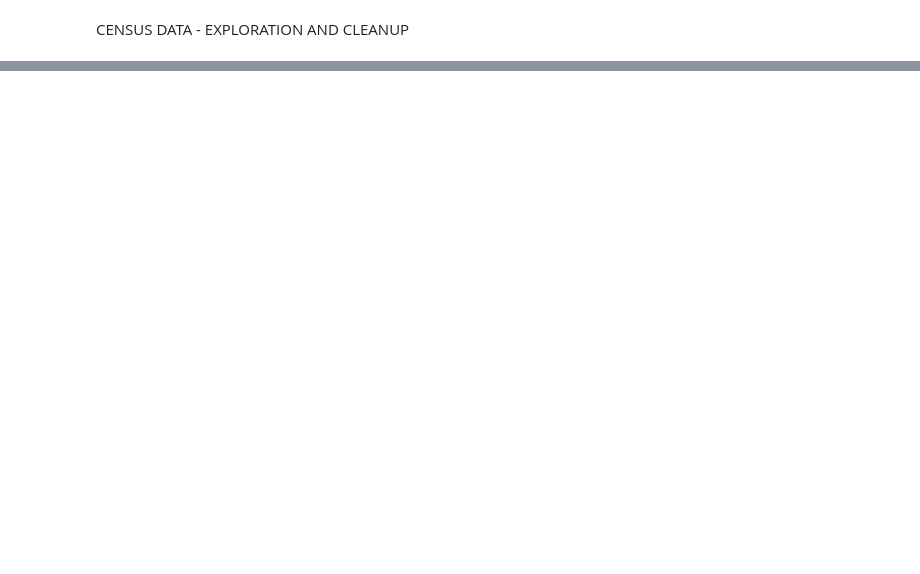
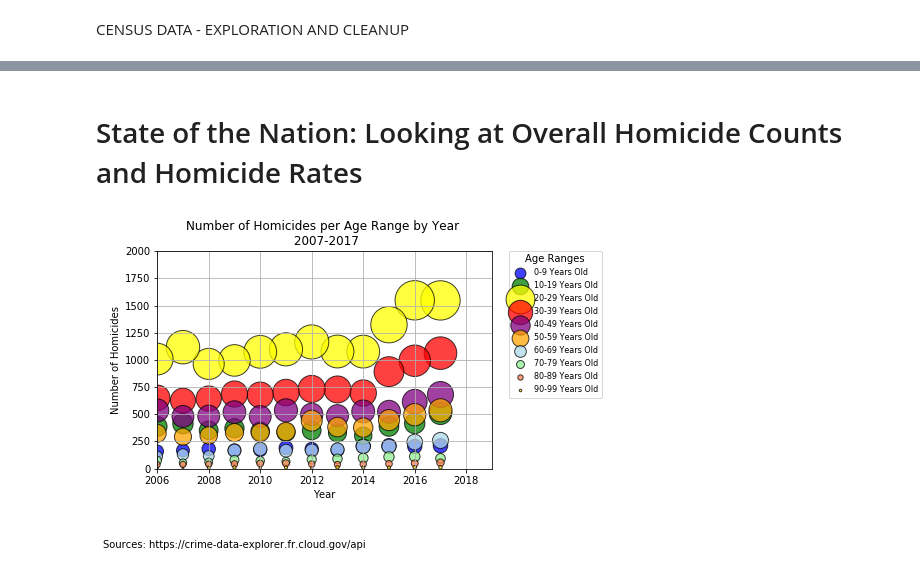
Before and after one commit to stace2775/07-Group_Project_1, a Jupyter notebook: GROUP_2_DATA_EXPLORATION_AND_CLEANUP.ipynb, the cells around one changed output, grey strips where cells are left out. Drawn from its saved outputs; the diff is of its cells as text; code cells hidden in the pictures; blank space fills up the shorter version.

Commit message:
Updating Andrea's information

```diff
--- a/GROUP_2_DATA_EXPLORATION_AND_CLEANUP.ipynb
+++ b/GROUP_2_DATA_EXPLORATION_AND_CLEANUP.ipynb
@@ -766,0 +779,17 @@ ses_mr_2017.head()
+# %% [markdown]
+# State of the Nation:  Looking at Overall Homicide Counts and Homicide Rates
+# %%
+#Data grab from FBI Victim API at https://crime-data-explorer.fr.cloud.gov/api
+
+AM_age_query = "https://api.usa.gov/crime/fbi/sapi/api/data/nibrs/homicide/victim/national/age?api_key="+ am_dg_key
+AM_age_response = requests.get(AM_age_query).json()
+# %%
+#Creating DF by ages/cleaning and formatting data/totalling counts
+AM_age_data = pd.DataFrame(AM_age_response['results'])
+AM_age_data = AM_age_data.sort_values(by='data_year', ascending=False)
+AM_age_data = AM_age_data.reset_index(drop=True)
+AM_age_data["Total"] = (AM_age_data.sum(axis=1)) - AM_age_data['data_year']
+
+#Creating data frame to house total count information
+counts_by_year = AM_age_data[['data_year', 'Total']]
+counts_by_year = counts_by_year.loc[counts_by_year['data_year']>= 2007, :]
@@ -766,0 +810,43 @@ ses_mr_2017.head()
+# %%
+year = AM_age_data['data_year']
+range0 = AM_age_data['range_0_9']
+range1 = AM_age_data['range_10_19']
+range2 = AM_age_data['range_20_29']
+range3 = AM_age_data['range_30_39']
+range4 = AM_age_data['range_40_49']
+range5 = AM_age_data['range_50_59']
+range6 = AM_age_data['range_60_69']
+range7 = AM_age_data['range_70_79']
+range8 = AM_age_data['range_80_89']
+range9 = AM_age_data['range_90_99']
+
+plt.scatter(year, range0, marker="o", facecolors="blue", edgecolors="black", alpha=0.75, label='0-9 Years Old' ,s=range0)
+plt.scatter(year, range1, marker="o", facecolors="green", edgecolors="black", alpha=0.75, label='10-19 Years Old', s=range1)
+plt.scatter(year, range2, marker="o", facecolors="yellow", edgecolors="black", alpha=0.75, label='20-29 Years Old', s=range2)
+plt.scatter(year, range3, marker="o", facecolors="red", edgecolors="black", alpha=0.75, label='30-39 Years Old', s=range3)
+plt.scatter(year, range4, marker="o", facecolors="purple", edgecolors="black", alpha=0.75, label='40-49 Years Old', s=range4)
+plt.scatter(year, range5, marker="o", facecolors="orange", edgecolors="black", alpha=0.75, label='50-59 Years Old', s=range5)
+plt.scatter(year, range6, marker="o", facecolors="lightblue", edgecolors="black", alpha=0.75, label='60-69 Years Old', s=range6)
+plt.scatter(year, range7, marker="o", facecolors="lightgreen", edgecolors="black", alpha=0.75, label='70-79 Years Old', s=range7)
+plt.scatter(year, range8, marker="o", facecolors="coral", edgecolors="black", alpha=0.75, label='80-89 Years Old', s=range8)
+plt.scatter(year, range9, marker="o", facecolors="gold", edgecolors="black", alpha=0.75, label='90-99 Years Old', s=range9)
+
+
+#Incorporate the other graph properties
+plt.grid()
+
+plt.xlim(left=2006, right=2019)
+plt.ylim(bottom=0, top=2000)
+
+plt.xlabel("Year")
+plt.ylabel("Number of Homicides")
+plt.title("Number of Homicides per Age Range by Year \n 2007-2017")
+
+#Create a legend
+plt.legend(bbox_to_anchor=(1.05, 1), loc=2, borderaxespad=0, fontsize = 8, title= "Age Ranges")
+plt.figtext(0, -.15, 'Sources: https://crime-data-explorer.fr.cloud.gov/api', horizontalalignment='left')
+
+#Save Figure
+plt.savefig("Images/Counts_by_Age.png", bbox_inches='tight',pad_inches=1)
+# %% [output]
+[figure, added]
```
Also changed, not shown: parts of 31 cells of this notebook, 13 other files.
